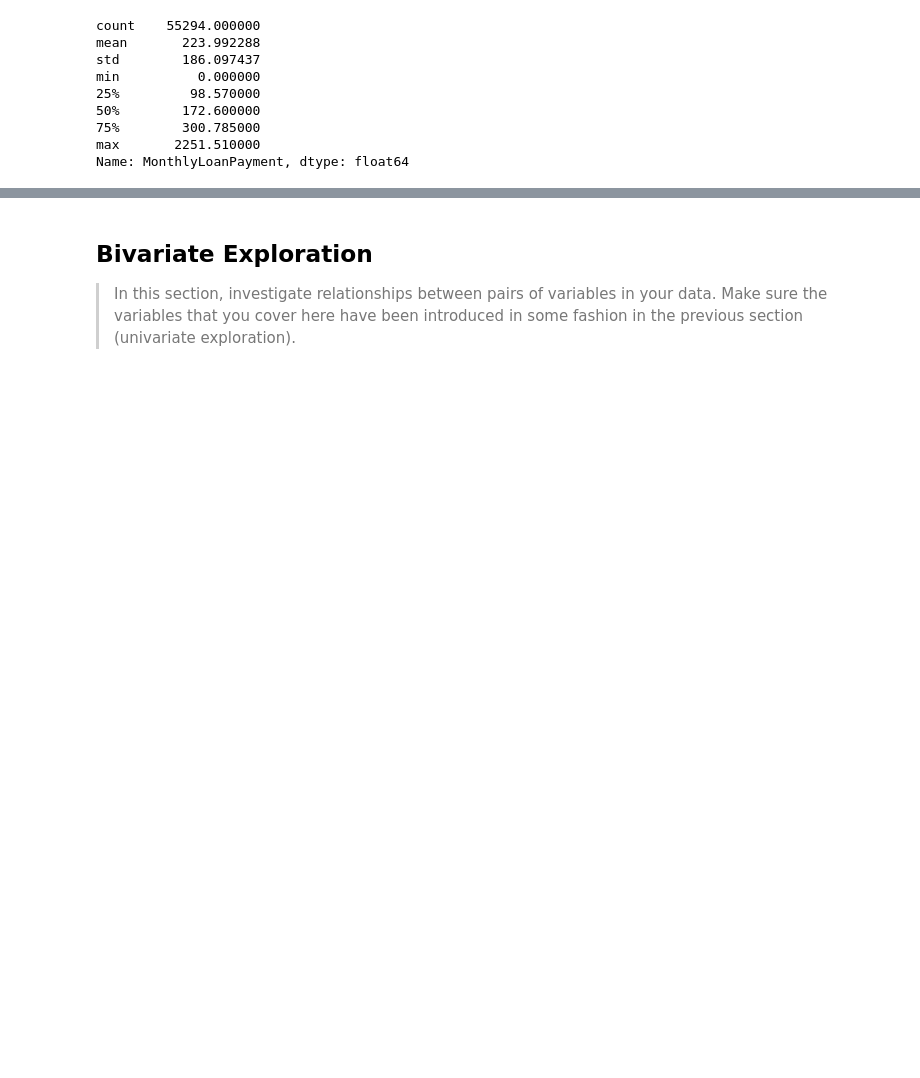
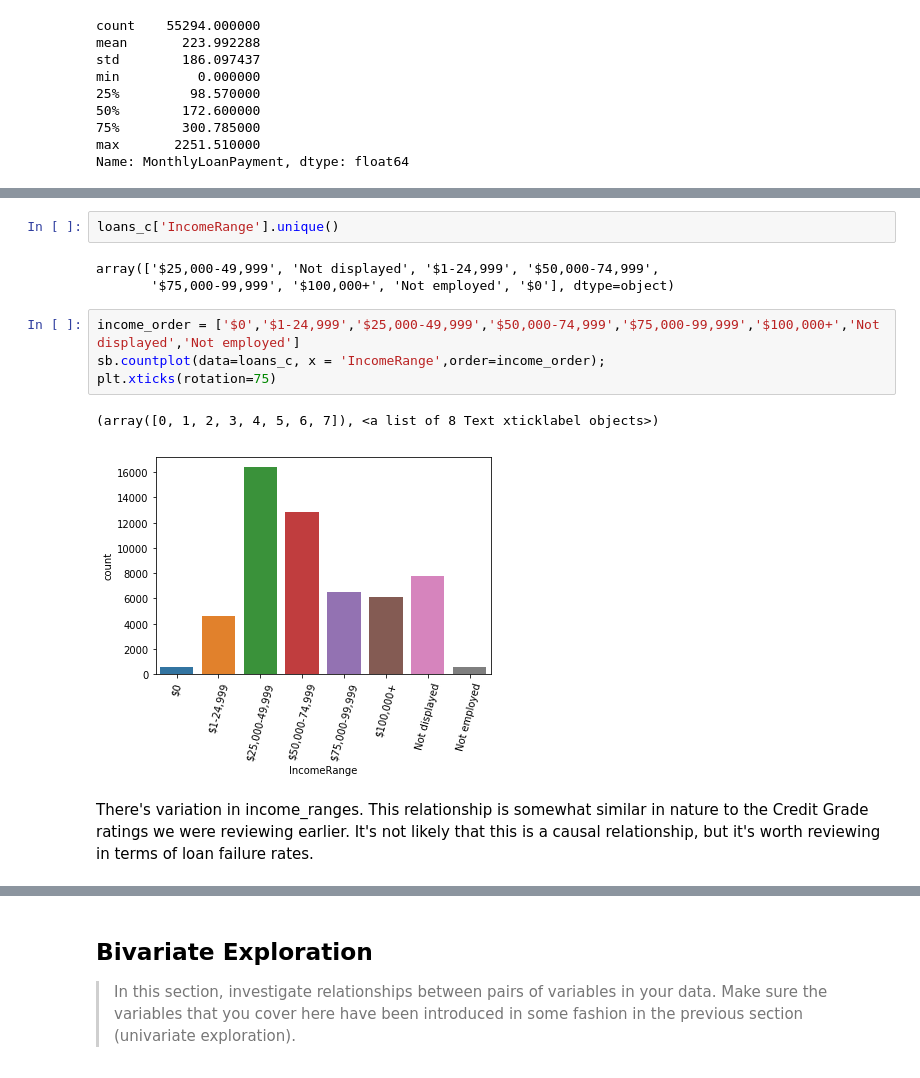
Before and after one commit to cavamal/trying_for_pretty, a Jupyter notebook: exploration_template.ipynb, the cells around one changed output, grey strips where cells are left out. Drawn from its saved outputs; the diff is of its cells as text; blank space fills up the shorter version.

```diff
--- a/exploration_template.ipynb
+++ b/exploration_template.ipynb
@@ -352,0 +407,14 @@ you plan on investigating next.
+# %%
+loans_c['IncomeRange'].unique()
+# %% [output]
+array(['$25,000-49,999', 'Not displayed', '$1-24,999', '$50,000-74,999',
+       '$75,000-99,999', '$100,000+', 'Not employed', '$0'], dtype=object)
+# %%
+income_order = ['$0','$1-24,999','$25,000-49,999','$50,000-74,999','$75,000-99,999','$100,000+','Not displayed','Not employed']
+sb.countplot(data=loans_c, x = 'IncomeRange',order=income_order);
+plt.xticks(rotation=75)
+# %% [output]
+(array([0, 1, 2, 3, 4, 5, 6, 7]), <a list of 8 Text xticklabel objects>)
+[figure, added]
+# %% [markdown]
+There's variation in income_ranges. This relationship is somewhat similar in nature to the Credit Grade ratings we were reviewing earlier. It's not likely that this is a causal relationship, but it's worth reviewing in terms of loan failure rates.
```
Also changed, not shown: parts of 39 cells of this notebook.
